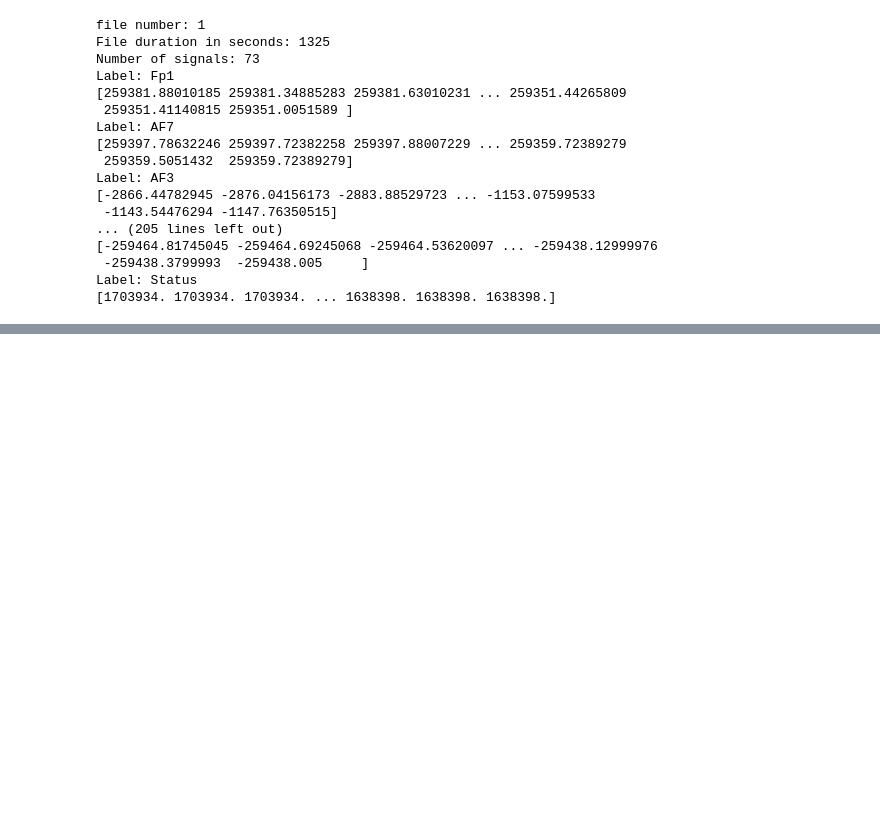
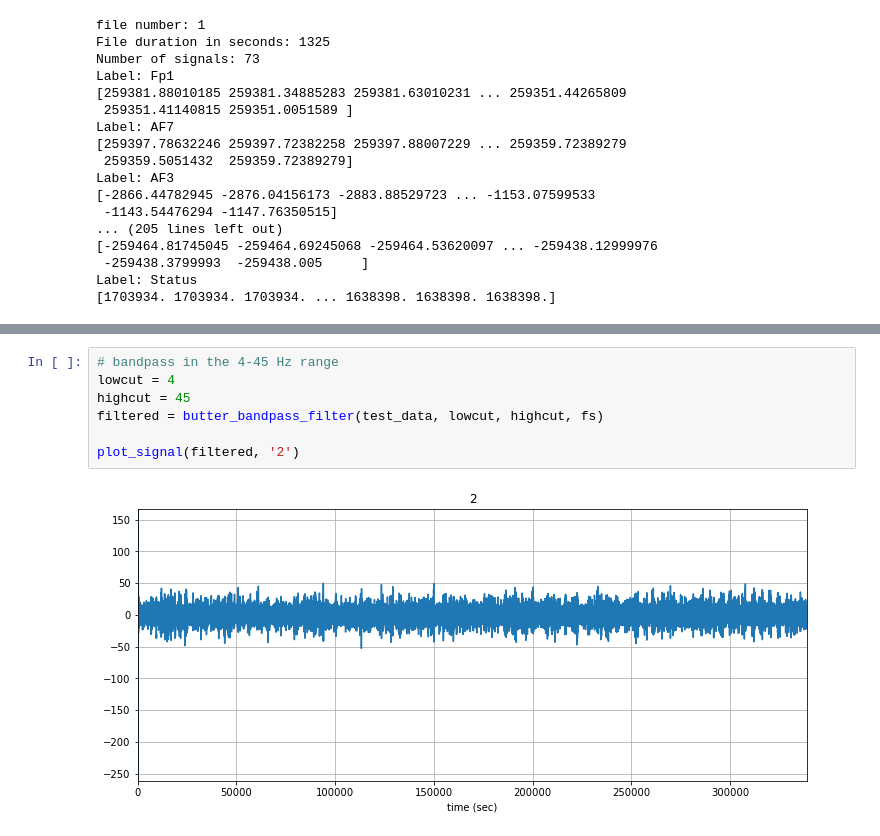
Before and after one commit to lyuxinghe/M2S, a Jupyter notebook: emf-emotion/main.ipynb, the cells around one changed output, grey strips where cells are left out. Drawn from its saved outputs; the diff is of its cells as text; blank space fills up the shorter version.

Commit message:
filter pushed

```diff
--- a/emf-emotion/main.ipynb
+++ b/emf-emotion/main.ipynb
@@ -83,0 +110,9 @@ Label: Status
+# %%
+# bandpass in the 4-45 Hz range
+lowcut = 4
+highcut = 45
+filtered = butter_bandpass_filter(test_data, lowcut, highcut, fs)
+
+plot_signal(filtered, '2')
+# %% [output]
+[figure, added]
```
Also changed, not shown: parts of 8 cells of this notebook, 1 other file.
